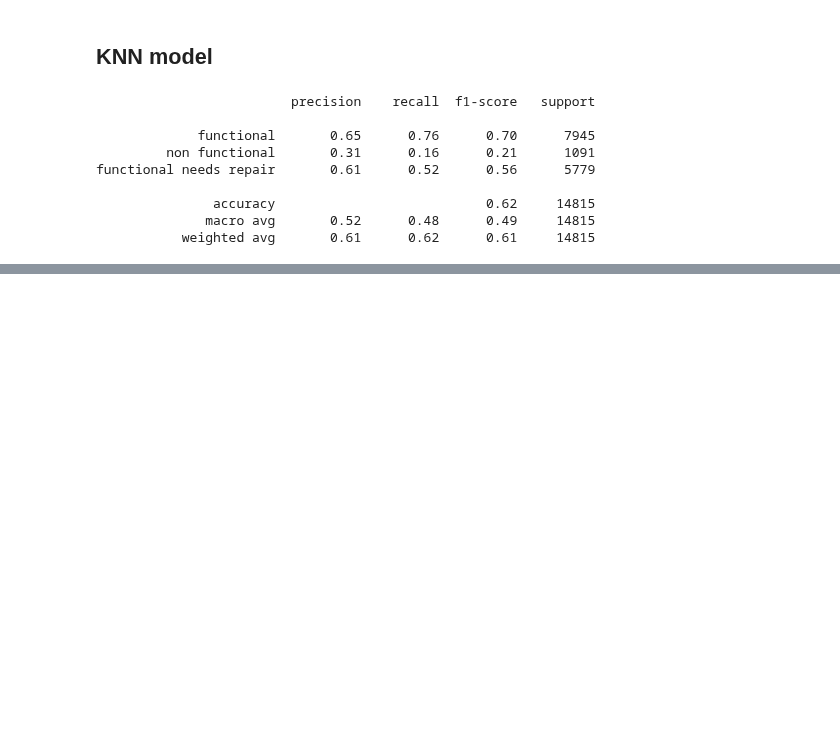
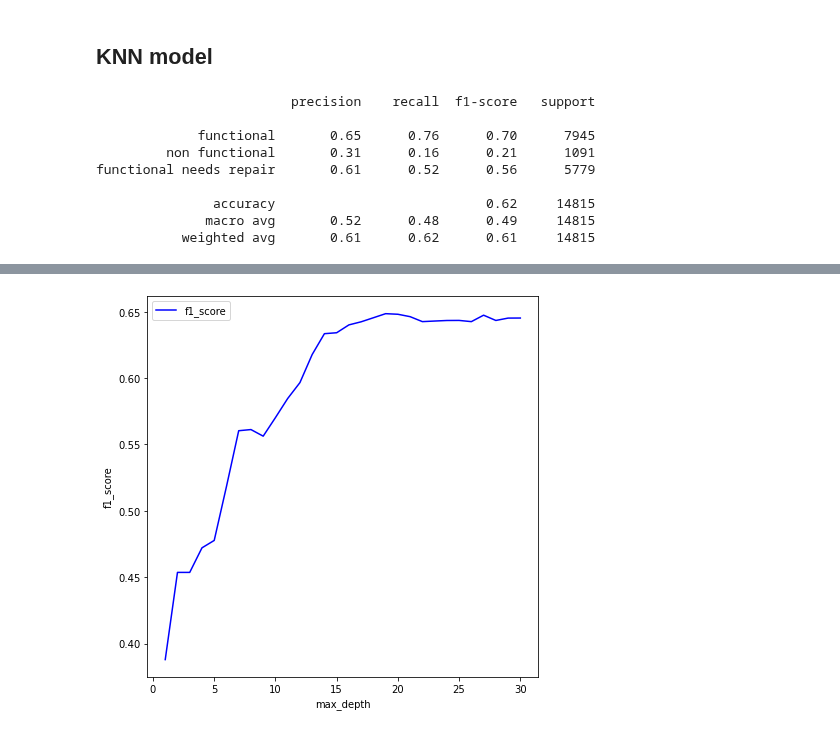
Before and after one commit to rahulakrish/water_pump_classifier, a Jupyter notebook: phase3_project.ipynb, the cells around one changed output, grey strips where cells are left out. Cells and saved outputs as stored; diff of their text form; code cells hidden in the pictures; blank space fills up the shorter version.

```diff
--- a/phase3_project.ipynb
+++ b/phase3_project.ipynb
@@ -777,0 +849,27 @@ functional needs repair       0.61      0.52      0.56      5779
+# %%
+#creating a list of depth values
+import numpy as np
+max_depth = np.arange(1,50)
+
+#creating an empty list to store scores for each depth
+f1_test_scores = []
+
+
+# create a loop for the classifier to run with the different depth values
+for depth in max_depth:
+
+    #instantiate
+    regressor = DecisionTreeClassifier(criterion='entropy',max_depth=depth,random_state=123)
+
+    #fit the model
+    regressor.fit(X_train,y_train)
+
+    #predict values
+    y_hat_test = regressor.predict(X_test)
+
+    #calculate
+    f1_scores = f1_score(y_test,y_hat_test,average='macro')
+
+
+    #add the scores to the list
+    f1_test_scores.append(f1_scores)
@@ -777,0 +886,12 @@ functional needs repair       0.61      0.52      0.56      5779
+# %%
+#visualize the data
+#import library
+
+import matplotlib.pyplot as plt
+fig,ax = plt.subplots(figsize=(7,7))
+ax.plot(max_depth,f1_test_scores,c='b',label = 'f1_score')
+ax.set_xlabel('max_depth')
+ax.set_ylabel('f1_score')
+ax.legend();
+# %% [output]
+[figure, added]
```
Also changed, not shown: parts of 21 cells of this notebook.
